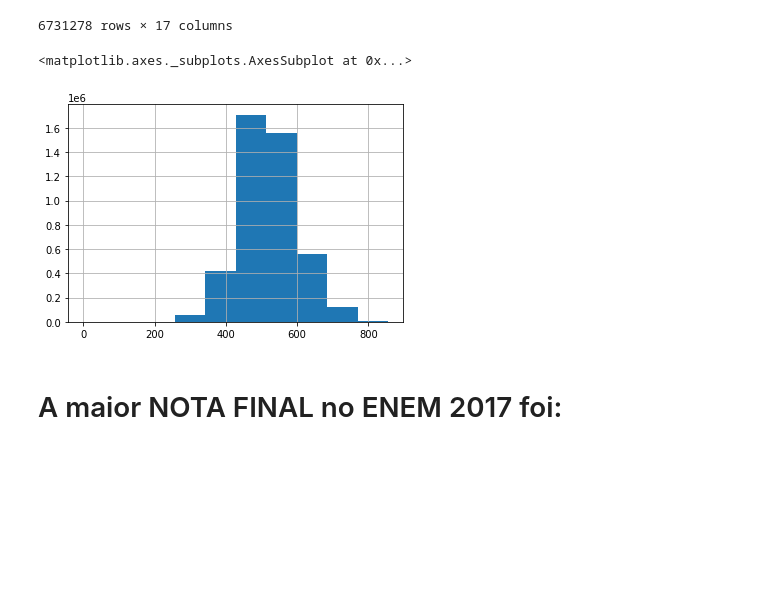
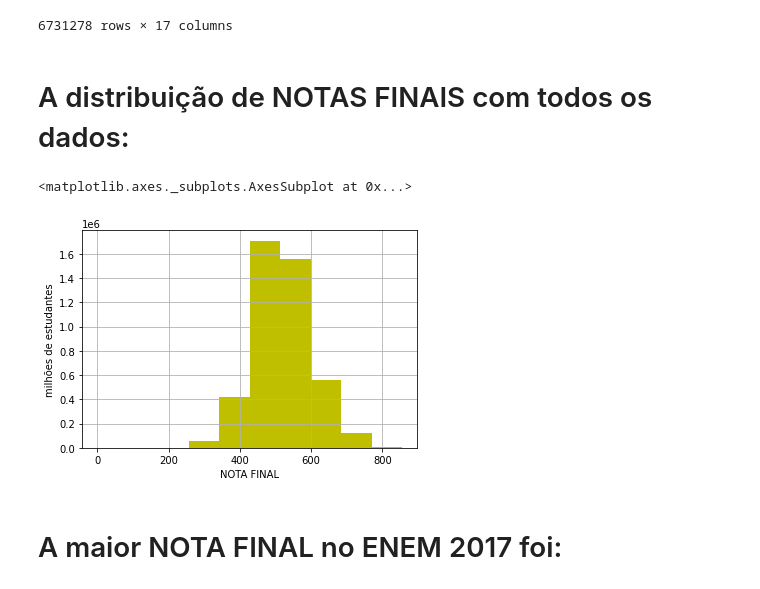
Before and after one commit to audreymoreira/case_ENEM_2017, a Jupyter notebook: Vistas_do_ENEM_2017.ipynb, the cells around one changed output. Saved outputs shown, nothing was run; the diff lists cells and outputs as text; code cells hidden in the pictures; blank space fills up the shorter version.

```diff
--- a/Vistas_do_ENEM_2017.ipynb
+++ b/Vistas_do_ENEM_2017.ipynb
@@ -105,11 +105,15 @@ enem_2017
 | 6731276 | 1 | Contagem | MG | 1 | 1 | 1 | ... |
 | 6731277 | 3 | Rio de Janeiro | RJ | 1 | 1 | 1 | ... |
 6731278 rows × 17 columns
-# %%
-enem_2017['NOTA_FINAL'].hist()
-# %% [output]
-<matplotlib.axes._subplots.AxesSubplot at 0x...>
-[figure, removed]
+# %% [markdown]
+# A distribuição de NOTAS FINAIS com todos os dados:
+# %%
+plt.xlabel('NOTA FINAL')
+plt.ylabel('milhões de estudantes')
+enem_2017['NOTA_FINAL'].hist(color='y')
+# %% [output]
+<matplotlib.axes._subplots.AxesSubplot at 0x...>
+[figure, added]
 # %% [markdown]
 # A maior NOTA FINAL no ENEM 2017 foi:
 # %%
```
Also changed, not shown: parts of 9 cells of this notebook.
